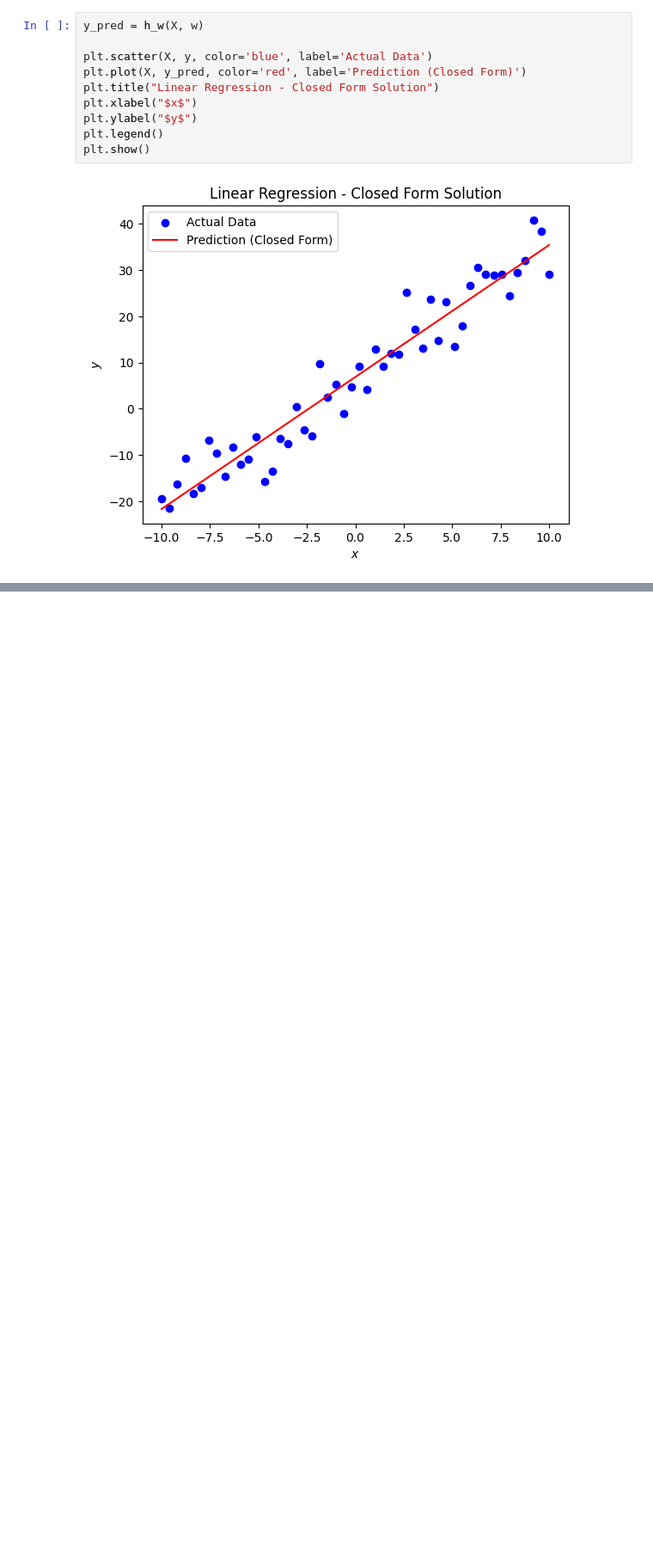
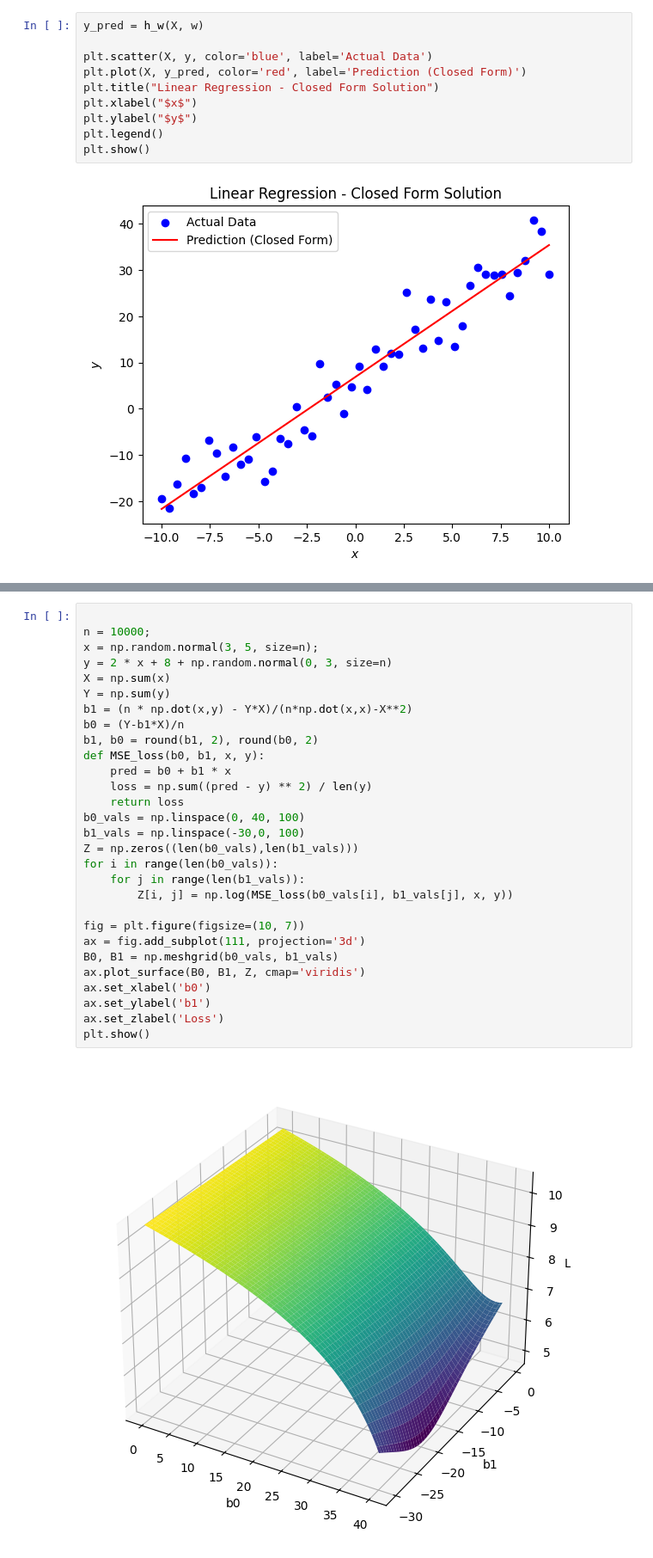
Before and after one commit to MajidrNEO1879/LA_ML-related, a Jupyter notebook: machine_leanring_lr.ipynb, the cells around one changed output, grey strips where cells are left out. Shown at 86% size. Cells and saved outputs as stored; diff of their text form; blank space fills up the shorter version.

```diff
--- a/machine_leanring_lr.ipynb
+++ b/machine_leanring_lr.ipynb
@@ -61,0 +163,31 @@ def polynomial_features(X, degree):
+# %%
+
+n = 10000;
+x = np.random.normal(3, 5, size=n);
+y = 2 * x + 8 + np.random.normal(0, 3, size=n)
+X = np.sum(x)
+Y = np.sum(y)
+b1 = (n * np.dot(x,y) - Y*X)/(n*np.dot(x,x)-X**2)
+b0 = (Y-b1*X)/n
+b1, b0 = round(b1, 2), round(b0, 2)
+def MSE_loss(b0, b1, x, y):
+    pred = b0 + b1 * x
+    loss = np.sum((pred - y) ** 2) / len(y)
+    return loss
+b0_vals = np.linspace(0, 40, 100)
+b1_vals = np.linspace(-30,0, 100)
+Z = np.zeros((len(b0_vals),len(b1_vals)))
+for i in range(len(b0_vals)):
+    for j in range(len(b1_vals)):
+        Z[i, j] = np.log(MSE_loss(b0_vals[i], b1_vals[j], x, y))
+
+fig = plt.figure(figsize=(10, 7))
+ax = fig.add_subplot(111, projection='3d')
+B0, B1 = np.meshgrid(b0_vals, b1_vals)
+ax.plot_surface(B0, B1, Z, cmap='viridis')
+ax.set_xlabel('b0')
+ax.set_ylabel('b1')
+ax.set_zlabel('Loss')
+plt.show()
+# %% [output]
+[figure, added]
```
Also changed, not shown: parts of 6 cells of this notebook.
